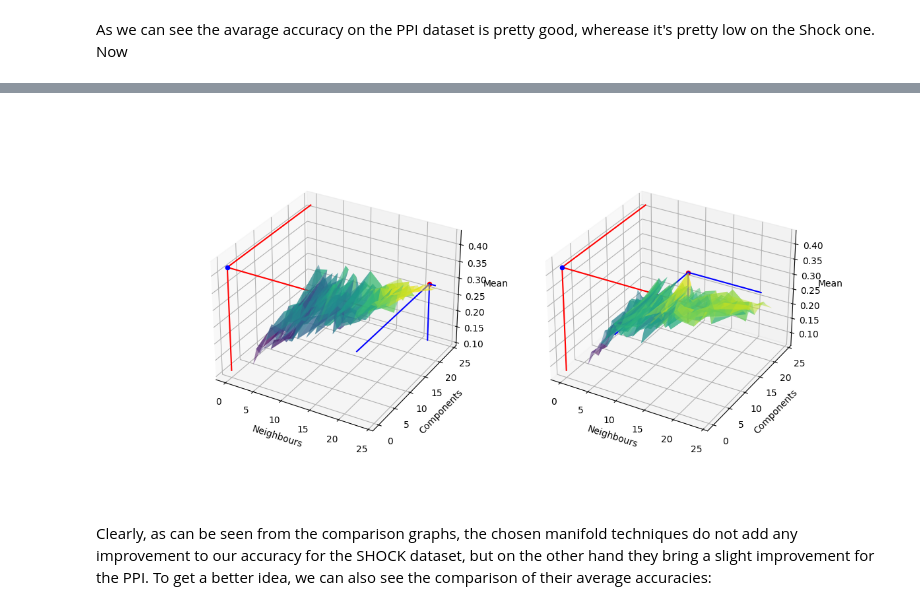
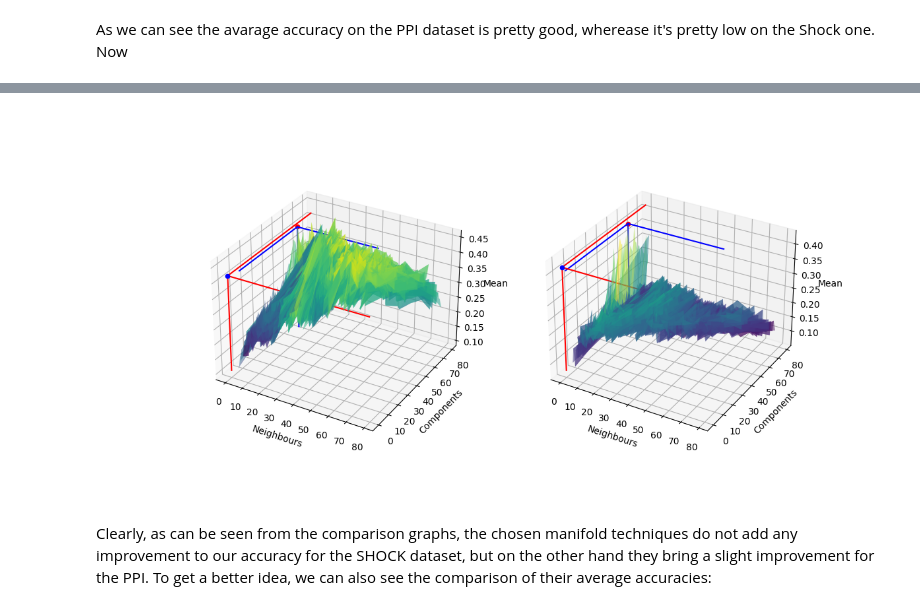
Before and after one commit to jgurakuqi/graph-kernels-and-manifold-svm, a Jupyter notebook: _graph_kernels_and_manifold_svm.ipynb, the cells around one changed output, grey strips where cells are left out. Saved outputs shown, nothing was run; the diff lists cells and outputs as text; code cells hidden in the pictures.

```diff
--- a/_graph_kernels_and_manifold_svm.ipynb
+++ b/_graph_kernels_and_manifold_svm.ipynb
@@ -362,7 +323,10 @@ compare_scores(ppi_scores, ppi_lle_results, ppi_spectral_results)
-# %%
-compare_scores(shock_scores, shock_lle_results, shock_spectral_results)
-# %% [output]
-[figure, removed]
+# %%
+figure = compare_scores(shock_scores, number_of_neighs_comps, 21, 143, shock_lle_results, shock_spectral_results)
+save_3d_plots('shock_comparison', figure)
+
+reset_plot_pov()
+# %% [output]
+[figure, added]
 # %% [markdown]
 Clearly, as can be seen from the comparison graphs, the chosen manifold techniques do not add any improvement to our accuracy for the SHOCK dataset, but on the other hand they bring a slight improvement for the PPI. To get a better idea, we can also see the comparison of their average accuracies:
 # %%
```
Also changed, not shown: parts of 7 cells of this notebook, 4 other files.
